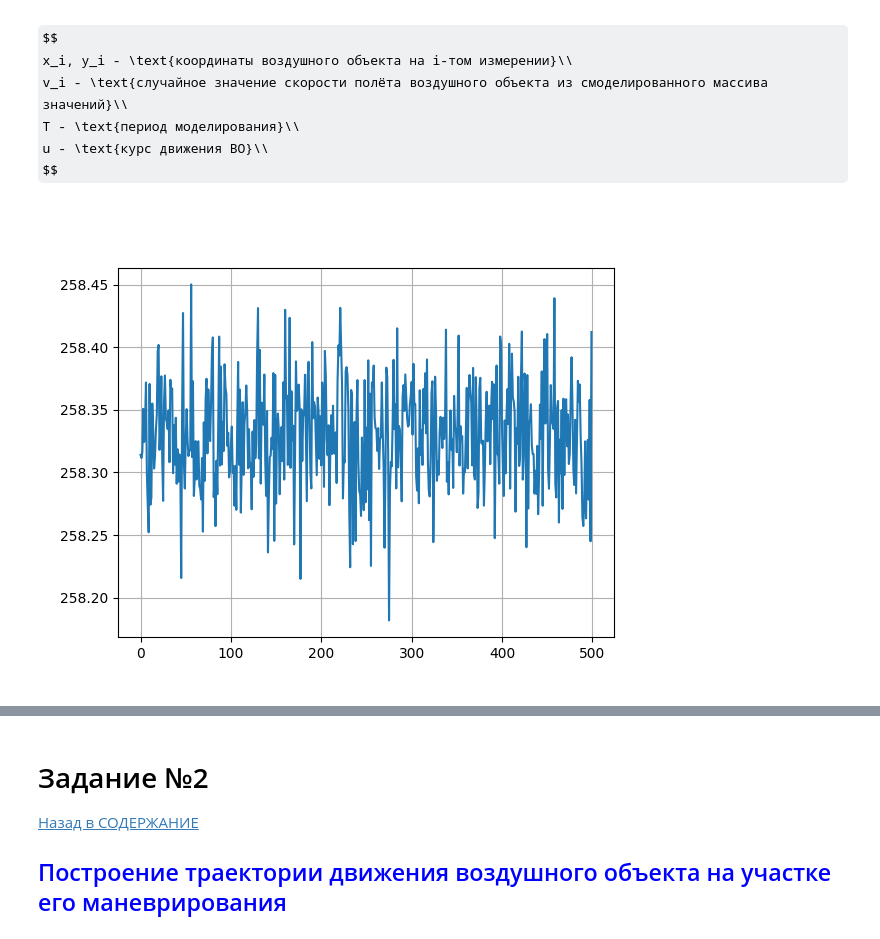
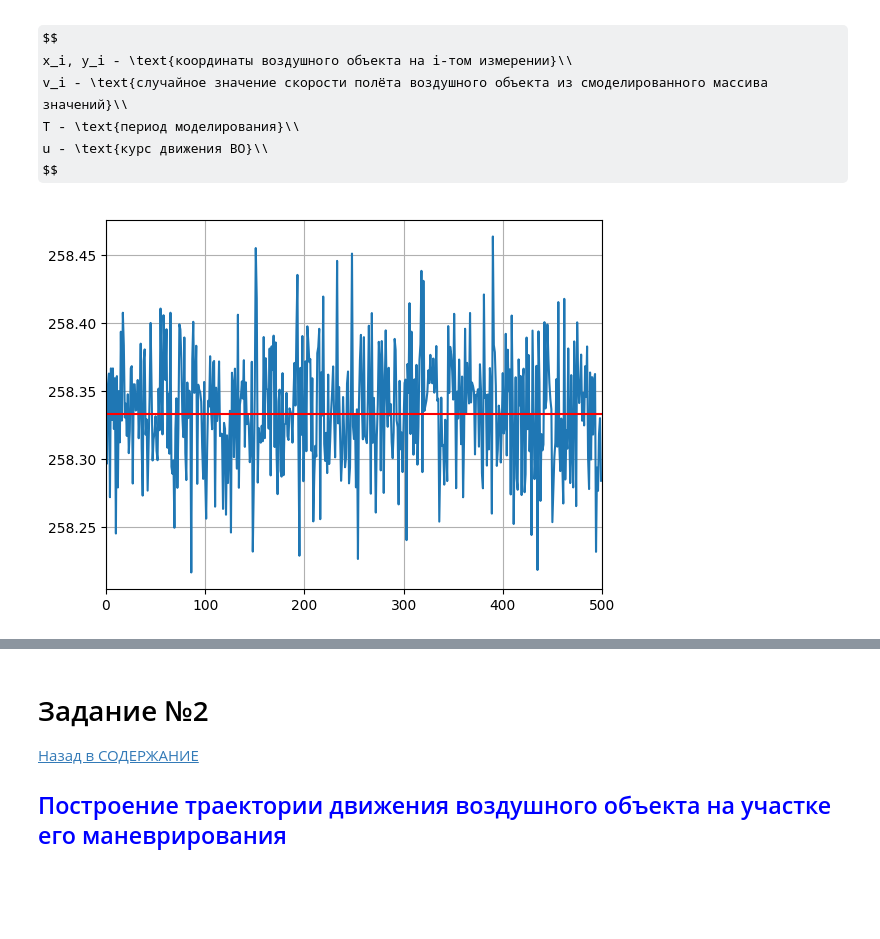
Before and after one commit to Gnom431/Open_ASSN, a Jupyter notebook: АССН_1_траектория.ipynb, the cells around one changed output, grey strips where cells are left out. Saved outputs shown, nothing was run; the diff lists cells and outputs as text; code cells hidden in the pictures; some formulas as TeX source; blank space fills up the shorter version.

```diff
--- a/АССН_1_траектория.ipynb
+++ b/АССН_1_траектория.ipynb
@@ -52,20 +51,22 @@ T - \text{период моделирования}\\
 u - \text{курс движения ВО}\\
 $$
 # %%
-%matplotlib widget
+%matplotlib inline
 import random
 import matplotlib.pyplot as plt
 from numpy import sqrt, random
 #Исходные данные
 V = 930   /3.6 # скорость полёта ВО м/с
 ra=0.04
 T = 1 # период моделирования
 
 #вычисление параметров
 yS = random.normal(loc=V, scale=ra, size=500)
 xS = [i for i in range(0, 500)]
 plt.plot(xS, yS, label="Скорость ВО в течении полета")
+plt.axhline(V, color='red')
+plt.xlim(0, 500)
 plt.grid()
 plt.show()
 # %% [output]
-[figure, old version]
+[figure, new version]
```
Also changed, not shown: parts of 8 cells of this notebook, 2 other files.
